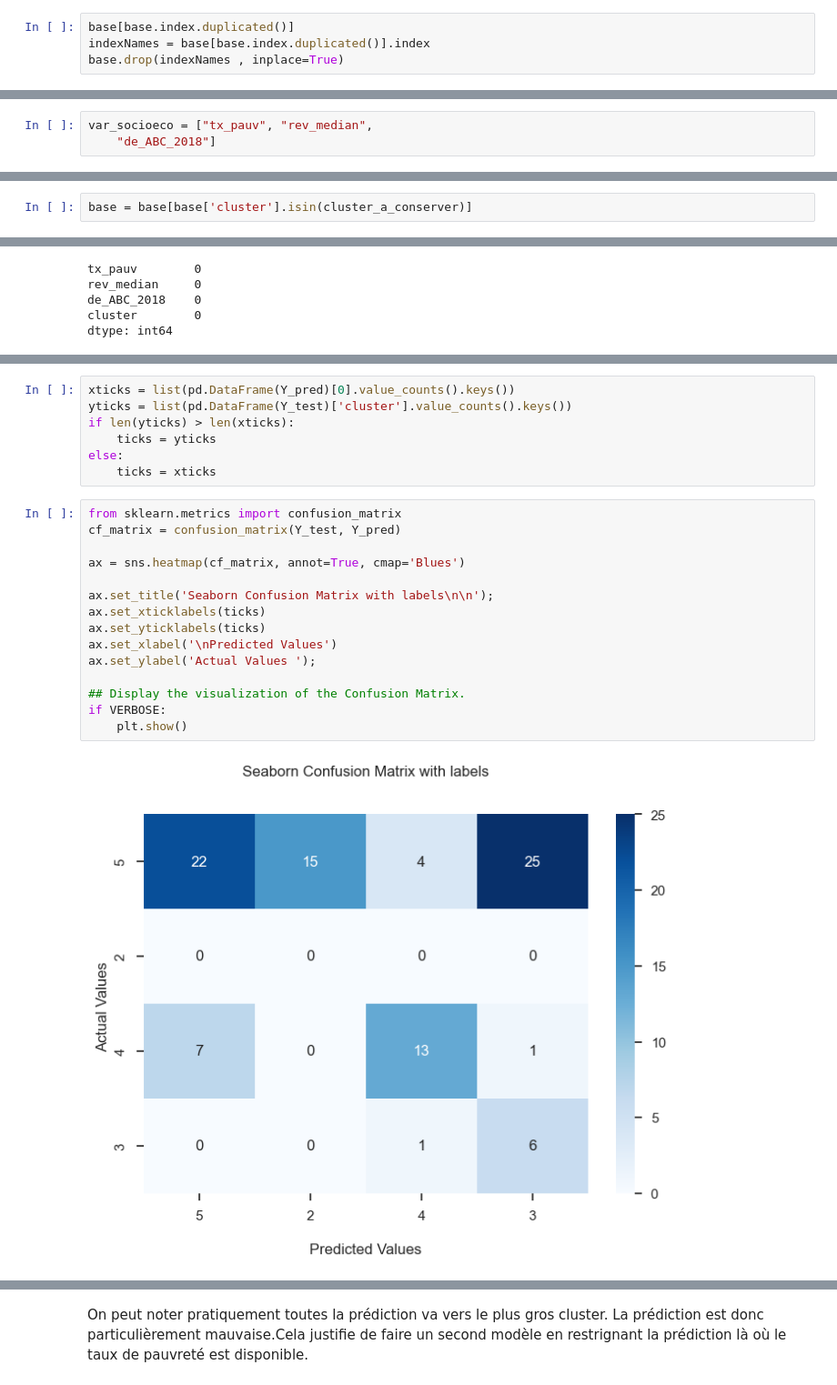
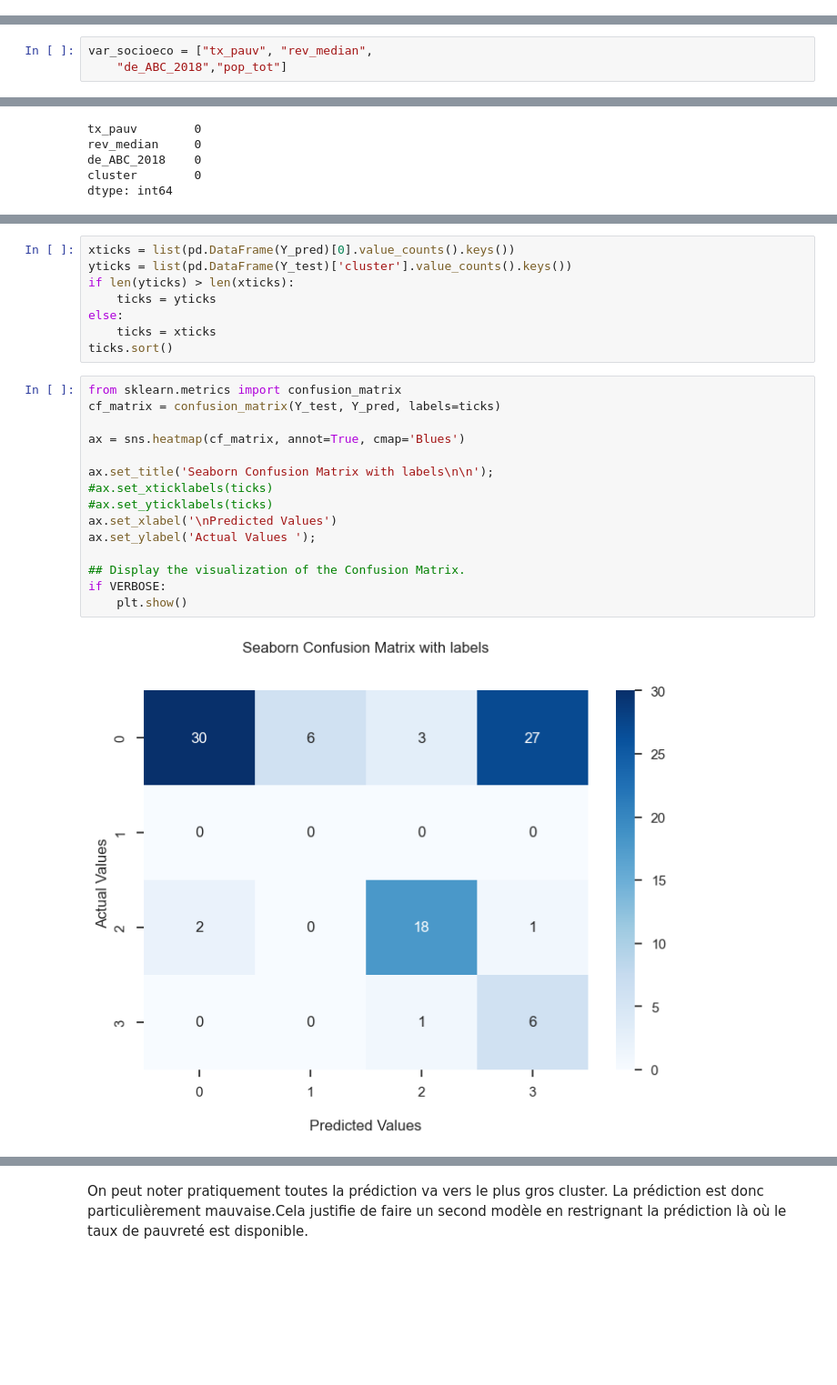
Before and after one commit to LeoMaurice/SportsParticipationEconomicGeographic, a Jupyter notebook: rendu.ipynb, the cells around one changed output, grey strips where cells are left out. Shown at 91% size. Saved outputs shown, nothing was run; the diff lists cells and outputs as text; blank space fills up the shorter version.

```diff
--- a/rendu.ipynb
+++ b/rendu.ipynb
@@ -916,7 +918,3 @@ list(base.keys()[4:-1])
  'Terrain de grands jeux',
  'Salle de combat',
  'Plateau EPS']
-# %%
-base[base.index.duplicated()]
-indexNames = base[base.index.duplicated()].index
-base.drop(indexNames , inplace=True)
@@ -958,4 +979,4 @@ fig.tight_layout()
 # %%
 var_socioeco = ["tx_pauv", "rev_median",
-    "de_ABC_2018"]
+    "de_ABC_2018","pop_tot"]
 # %%
@@ -977,8 +1031,6 @@ On rappelle que nous avons regroupé les communes ayant des pratiques sportives
 ### Ici nous n'allons pas prendre en compte le taux de pauvreté
 
 Nous faisons cela car le taux de pauvreté est disponible dans un très faible nombre de communes (10 fois moins en ordre de grandeurs) par rapport aux communes où les données sportives et d'infrastructures sont disponibles
-# %%
-base = base[base['cluster'].isin(cluster_a_conserver)]
 # %%
 # packages utiles
 from sklearn import svm
@@ -1090,20 +1142,21 @@ if len(yticks) > len(xticks):
     ticks = yticks
 else:
     ticks = xticks
+ticks.sort()
 # %%
 from sklearn.metrics import confusion_matrix
-cf_matrix = confusion_matrix(Y_test, Y_pred)
+cf_matrix = confusion_matrix(Y_test, Y_pred, labels=ticks)
 
 ax = sns.heatmap(cf_matrix, annot=True, cmap='Blues')
 
 ax.set_title('Seaborn Confusion Matrix with labels\n\n');
-ax.set_xticklabels(ticks)
-ax.set_yticklabels(ticks)
+#ax.set_xticklabels(ticks)
+#ax.set_yticklabels(ticks)
 ax.set_xlabel('\nPredicted Values')
 ax.set_ylabel('Actual Values ');
 
 ## Display the visualization of the Confusion Matrix.
 if VERBOSE:
     plt.show()
 # %% [output]
-[figure, old version]
+[figure, new version]
```
Also changed, not shown: parts of 17 cells of this notebook.
